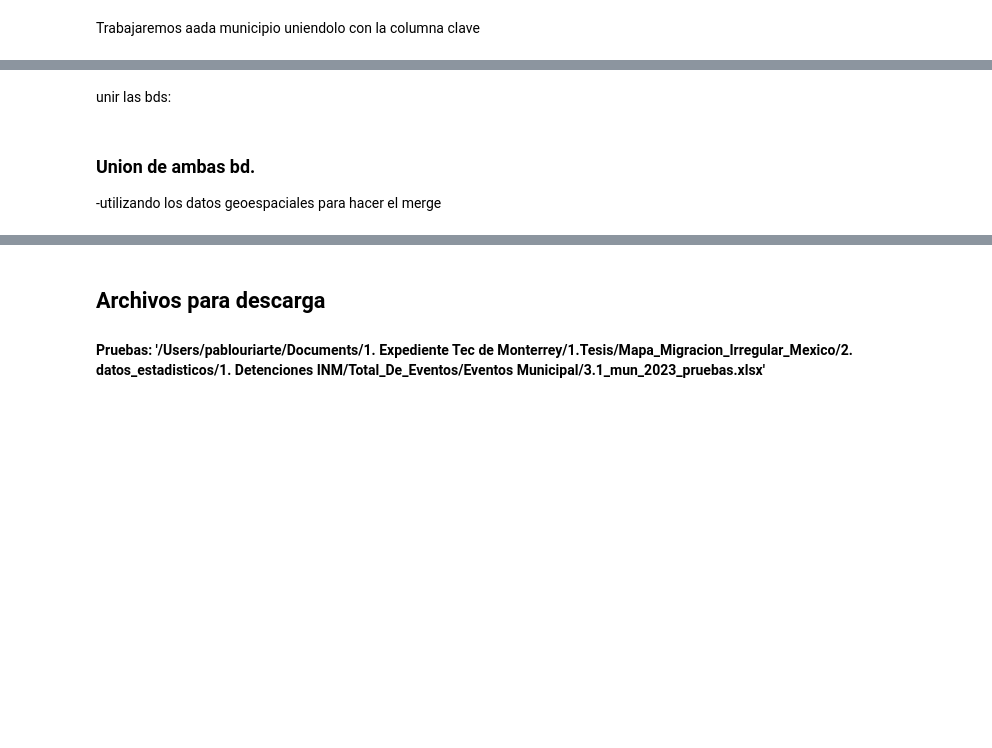
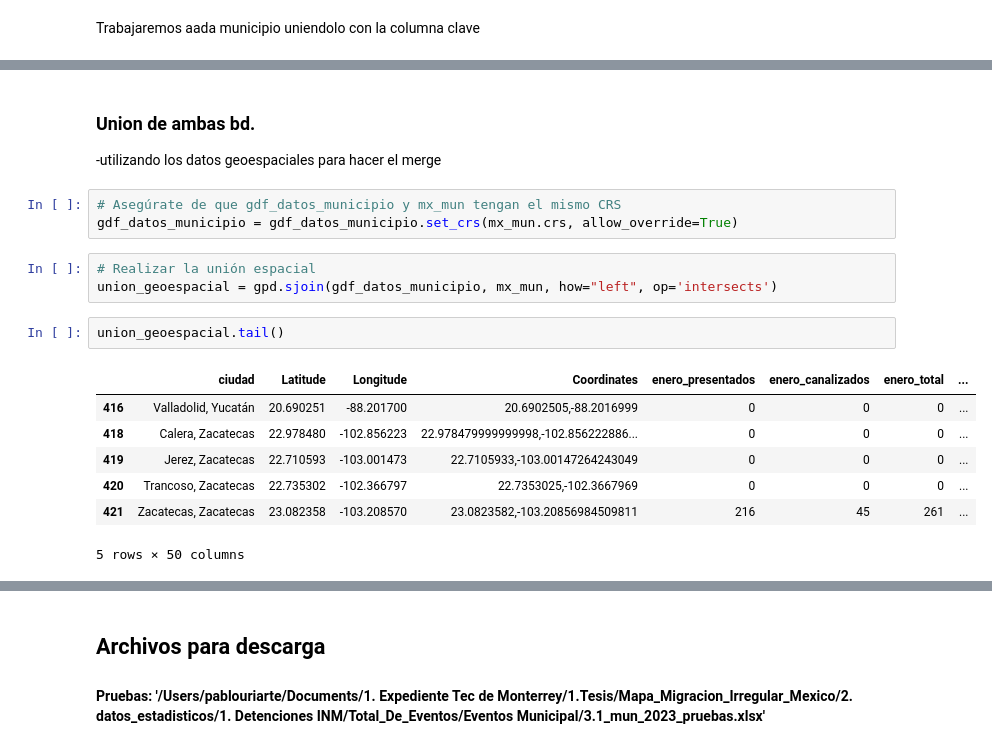
Before and after one commit to puriarter21/Mapa_Migracion_Irregular_Mexico, a Jupyter notebook: 2. datos_estadisticos/1. Detenciones INM/Visuales/INM_Eventos_Mun.ipynb, the cells around one changed output, grey strips where cells are left out. Cells and saved outputs as stored; diff of their text form; blank space fills up the shorter version.

```diff
--- a/2. datos_estadisticos/1. Detenciones INM/Visuales/INM_Eventos_Mun.ipynb
+++ b/2. datos_estadisticos/1. Detenciones INM/Visuales/INM_Eventos_Mun.ipynb
@@ -245,6 +277,20 @@ print(mx_mun.iloc[0, mx_mun.columns.get_loc('geometry')])
-# %% [markdown]
-unir las bds:
 # %% [markdown]
 ### Union de ambas bd.
 
 -utilizando los datos geoespaciales para hacer el merge
+# %%
+# Asegúrate de que gdf_datos_municipio y mx_mun tengan el mismo CRS
+gdf_datos_municipio = gdf_datos_municipio.set_crs(mx_mun.crs, allow_override=True)
+# %%
+# Realizar la unión espacial
+union_geoespacial = gpd.sjoin(gdf_datos_municipio, mx_mun, how="left", op='intersects')
+# %%
+union_geoespacial.tail()
+# %% [output]
+|  | ciudad | Latitude | Longitude | Coordinates | enero_presentados | enero_canalizados | enero_total | ... |
+| 416 | Valladolid, Yucatán | 20.690251 | -88.201700 | 20.6902505,-88.2016999 | 0 | 0 | 0 | ... |
+| 418 | Calera, Zacatecas | 22.978480 | -102.856223 | 22.978479999999998,-102.856222886... | 0 | 0 | 0 | ... |
+| 419 | Jerez, Zacatecas | 22.710593 | -103.001473 | 22.7105933,-103.00147264243049 | 0 | 0 | 0 | ... |
+| 420 | Trancoso, Zacatecas | 22.735302 | -102.366797 | 22.7353025,-102.3667969 | 0 | 0 | 0 | ... |
+| 421 | Zacatecas, Zacatecas | 23.082358 | -103.208570 | 23.0823582,-103.20856984509811 | 216 | 45 | 261 | ... |
+5 rows × 50 columns
```
Also changed, not shown: parts of 13 cells of this notebook, 1 other file.
